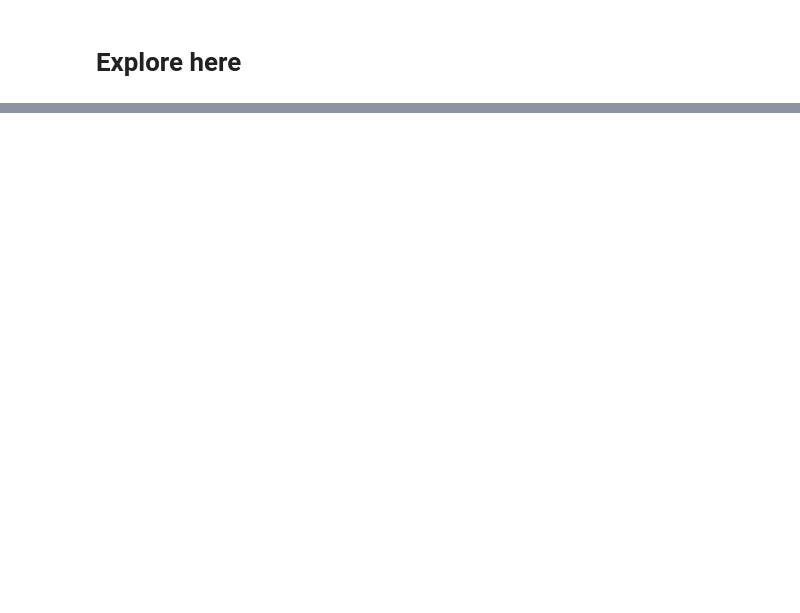
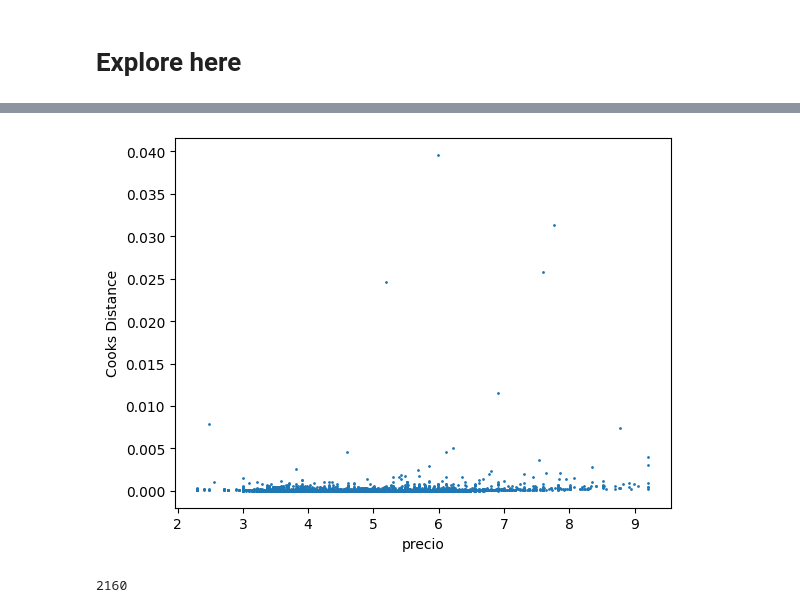
Before and after one commit to Dgasensi/machine-learning-python-template, a Jupyter notebook: src/explore.ipynb, the cells around one changed output, grey strips where cells are left out. Drawn from its saved outputs; the diff is of its cells as text; code cells hidden in the pictures; blank space fills up the shorter version.

```diff
--- a/src/explore.ipynb
+++ b/src/explore.ipynb
@@ -521,0 +213,4 @@ NameError: name 'lgb' is not defined
+# %%
+# Eliminamos la columna price para que no lleve a confusion. Solo hay que tener en cuenta aplicar la exponencial al resultado final para que de el valor en el formato original
+df.drop('price', axis=1, inplace=True)
+df.head(1)
@@ -521,0 +220,31 @@ NameError: name 'lgb' is not defined
+# %%
+# Procedemos con la busqueda de datos atipicos en las variables cuantitativas
+
+# Variables independientes  y dependiente + eliminacion de variables categoricas
+X = df.drop(['neighbourhood_group','neighbourhood','room_type', 'LOG_PRICE'], axis=1)
+y = df['LOG_PRICE']
+
+# modelo ordinary least squares para aplicarle el metodo  get_influence().cooks_distance
+X = sm.add_constant(np.asarray(X))
+model = sm.OLS(y, X).fit()
+
+# Obtenemos la distancia de cook para las observaciones
+cooks_distance = model.get_influence().cooks_distance
+# %%
+# Graficamos el resultado de cooks_distance
+plt.scatter(df.LOG_PRICE, cooks_distance[0], s=1)
+plt.xlabel('precio')
+plt.ylabel('Cooks Distance')
+plt.show()
+# %% [output]
+[figure, added]
+# %%
+# Buscamos la distancia de cook optima
+optimal_cooks_distance = 4/len(cooks_distance[0])
+optimal_cooks_data = np.where(cooks_distance[0]>= optimal_cooks_distance)
+# Cantidad de terminos a eliminar
+print(optimal_cooks_data[0].size)
+# Siguiendo la regla de 4/n para la distancia de cook optima eliminamos 2160 filas  (4.41%) de los datos
+df.drop(optimal_cooks_data[0], axis=0, inplace=True)
+# %% [output]
+2160
```
Also changed, not shown: parts of 114 cells of this notebook, 2 other files.
